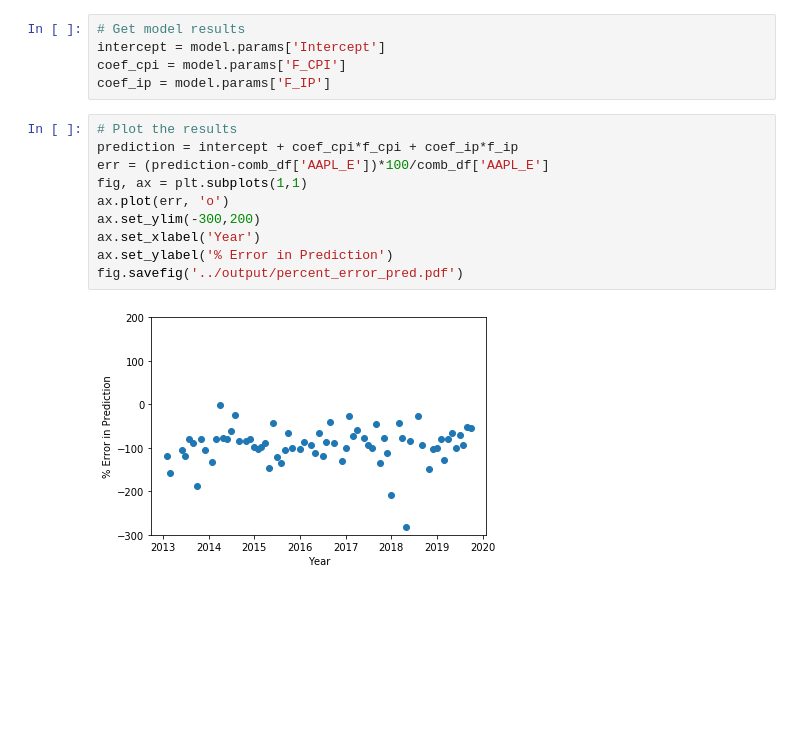
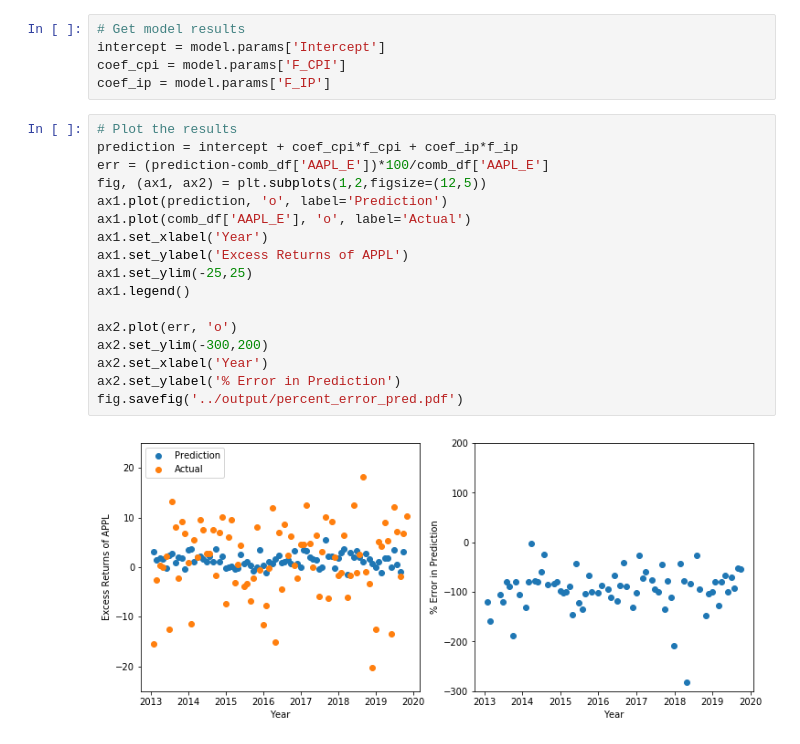
Before and after one commit to alpakpinar/PY538_Econophysics, a Jupyter notebook: HW3/HW3_prob2.ipynb, the cells around one changed output. Cells and saved outputs as stored; diff of their text form; blank space fills up the shorter version.

Commit message:
Add additional plot for predictions vs actual

```diff
--- a/HW3/HW3_prob2.ipynb
+++ b/HW3/HW3_prob2.ipynb
@@ -132,12 +132,19 @@ coef_ip = model.params['F_IP']
 # %%
 # Plot the results
 prediction = intercept + coef_cpi*f_cpi + coef_ip*f_ip
 err = (prediction-comb_df['AAPL_E'])*100/comb_df['AAPL_E']
-fig, ax = plt.subplots(1,1)
-ax.plot(err, 'o')
-ax.set_ylim(-300,200)
-ax.set_xlabel('Year')
-ax.set_ylabel('% Error in Prediction')
+fig, (ax1, ax2) = plt.subplots(1,2,figsize=(12,5))
+ax1.plot(prediction, 'o', label='Prediction')
+ax1.plot(comb_df['AAPL_E'], 'o', label='Actual')
+ax1.set_xlabel('Year')
+ax1.set_ylabel('Excess Returns of APPL')
+ax1.set_ylim(-25,25)
+ax1.legend()
+
+ax2.plot(err, 'o')
+ax2.set_ylim(-300,200)
+ax2.set_xlabel('Year')
+ax2.set_ylabel('% Error in Prediction')
 fig.savefig('../output/percent_error_pred.pdf')
 # %% [output]
-[figure, old version]
+[figure, new version]
```
Also changed, not shown: parts of 2 cells of this notebook, 2 other files.
